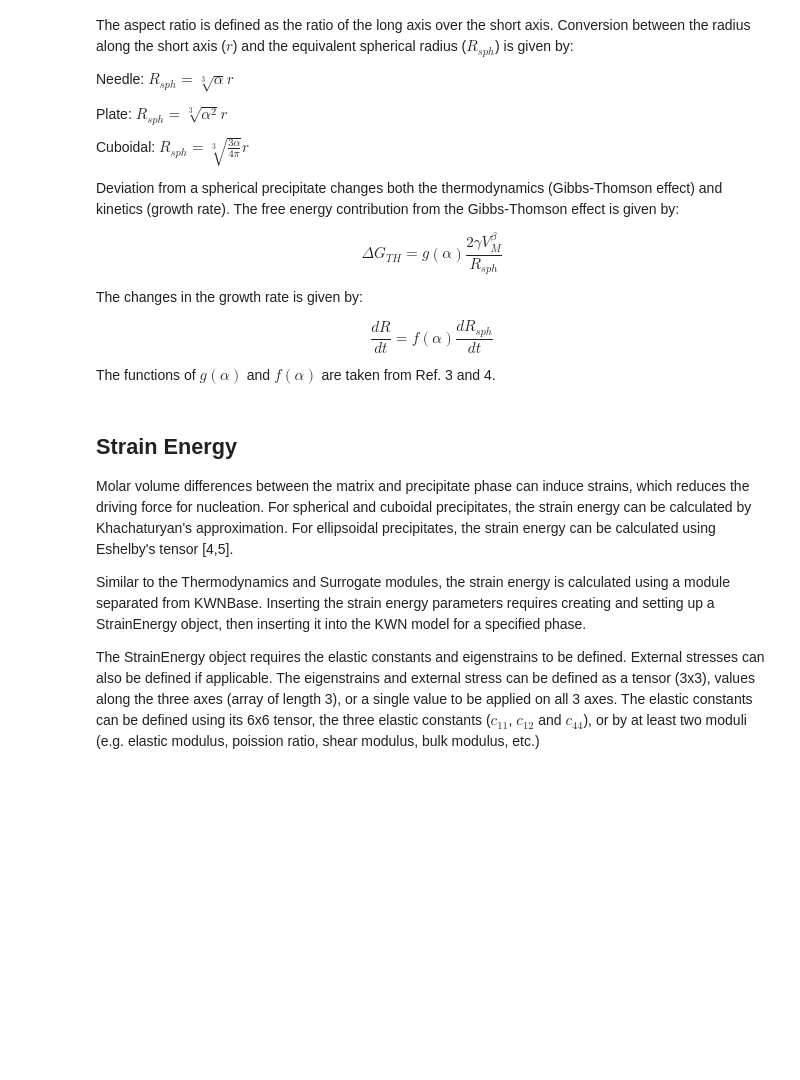
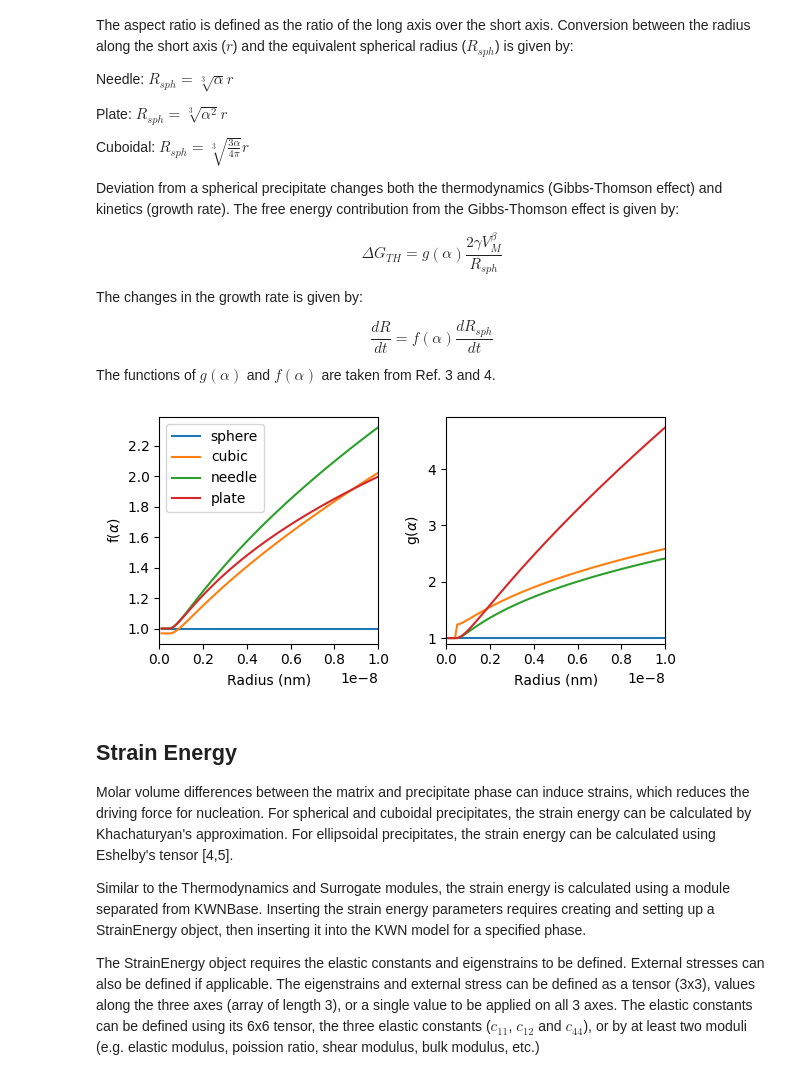
Before and after one commit to materialsgenomefoundation/kawin, a Jupyter notebook: examples/11_Extra_Factors.ipynb, the cells around one changed output. Cells and saved outputs as stored; diff of their text form; code cells hidden in the pictures; blank space fills up the shorter version.

```diff
--- a/examples/11_Extra_Factors.ipynb
+++ b/examples/11_Extra_Factors.ipynb
@@ -68,3 +78,32 @@ model.setPrecipitateShape(ShapeFactor.NEEDLE, ratio = ar)
+# %%
+from kawin.precipitation import PrecipitateParameters
+
+fig, ax = plt.subplots(1, 2, figsize=(6,3))
+
+params = PrecipitateParameters('beta')
+
+arFunc = lambda r: 2.3 * (r/1e-9)**1.1
+r = np.linspace(1e-10, 1e-8, 100)
+shapes = ['sphere', 'cubic', 'needle', 'plate']
+for s in shapes:
+    params.shapeFactor.setPrecipitateShape(s, arFunc)
+    kineticFactor = params.shapeFactor.kineticFactor(r)
+    thermoFactor = params.shapeFactor.thermoFactor(r)
+    ax[0].plot(r, kineticFactor, label=s)
+    ax[1].plot(r, thermoFactor)
+
+ylabels = [r'f($\alpha$)', r'g($\alpha$)']
+for i in range(len(ax)):
+    ax[i].set_xlim([0, 1e-8])
+    ax[i].set_ylim(bottom=0.9)
+    ax[i].set_xlabel('Radius (nm)')
+    ax[i].set_ylabel(ylabels[i])
+
+ax[0].legend()
+fig.tight_layout()
+plt.show()
+# %% [output]
+[figure, added]
 # %% [markdown]
 ## Strain Energy
 
```
Also changed, not shown: parts of 6 cells of this notebook, 27 other files.
